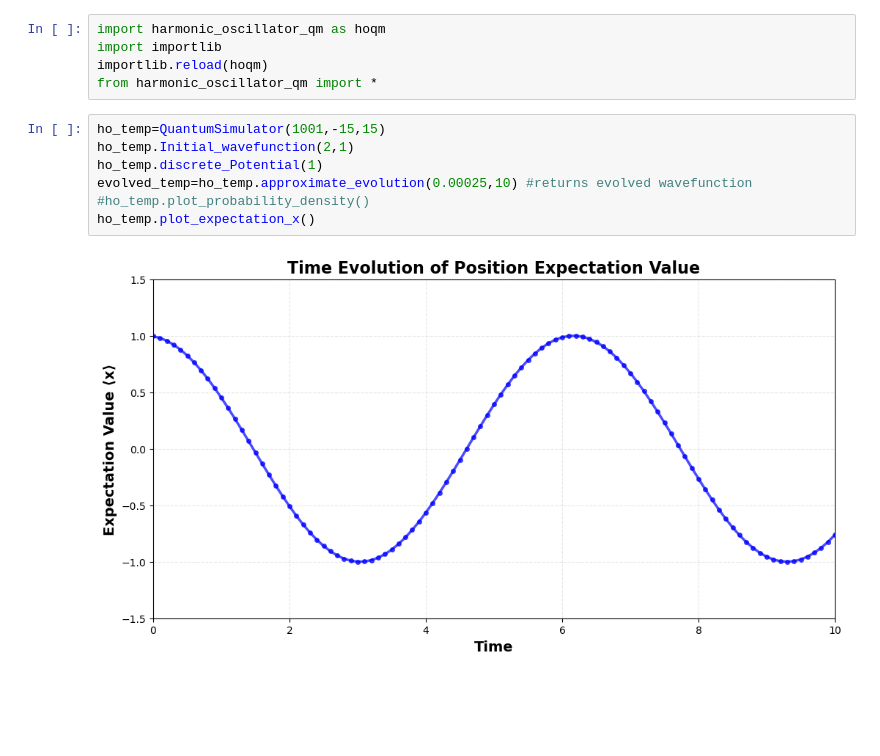
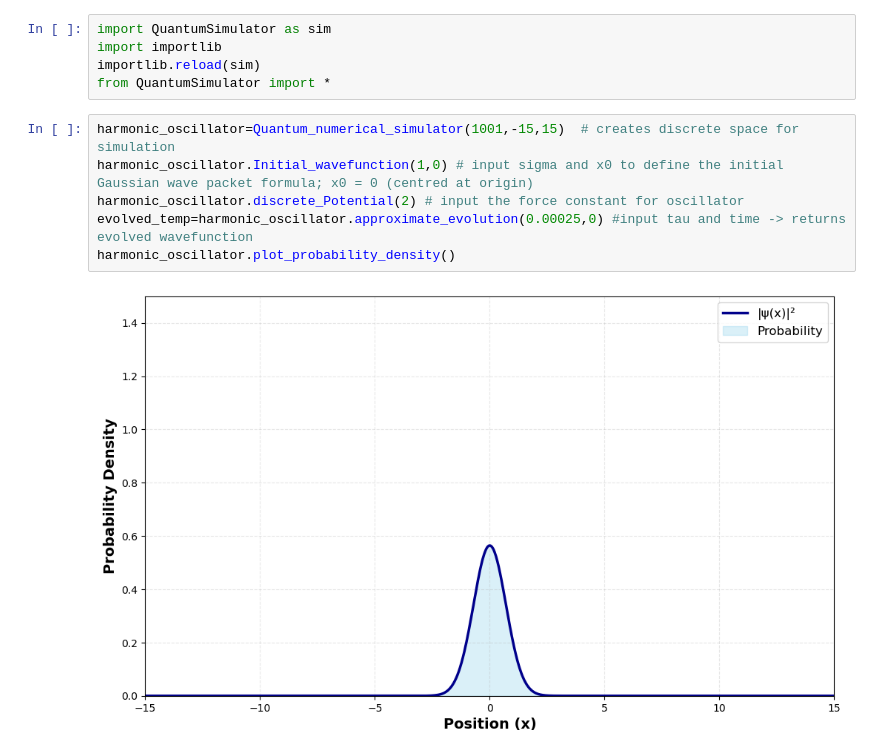
Before and after one commit to sahil-9915/1D-Quantum-harmonic-oscillator, a Jupyter notebook: simulations.ipynb, the cells around one changed output. Drawn from its saved outputs; the diff is of its cells as text; blank space fills up the shorter version.

```diff
--- a/simulations.ipynb
+++ b/simulations.ipynb
@@ -1,14 +1,13 @@
 # %%
-import harmonic_oscillator_qm as hoqm
+import QuantumSimulator as sim
 import importlib
-importlib.reload(hoqm)
-from harmonic_oscillator_qm import *
+importlib.reload(sim)
+from QuantumSimulator import *
 # %%
-ho_temp=QuantumSimulator(1001,-15,15)
-ho_temp.Initial_wavefunction(2,1)
-ho_temp.discrete_Potential(1)
-evolved_temp=ho_temp.approximate_evolution(0.00025,10) #returns evolved wavefunction
-#ho_temp.plot_probability_density()
-ho_temp.plot_expectation_x()
+harmonic_oscillator=Quantum_numerical_simulator(1001,-15,15)  # creates discrete space for simulation
+harmonic_oscillator.Initial_wavefunction(1,0) # input sigma and x0 to define the initial Gaussian wave packet formula; x0 = 0 (centred at origin)
+harmonic_oscillator.discrete_Potential(2) # input the force constant for oscillator
+evolved_temp=harmonic_oscillator.approximate_evolution(0.00025,0) #input tau and time -> returns evolved wavefunction
+harmonic_oscillator.plot_probability_density()
 # %% [output]
-[figure, old version]
+[figure, new version]
```
Also changed, not shown: parts of 16 cells of this notebook.
